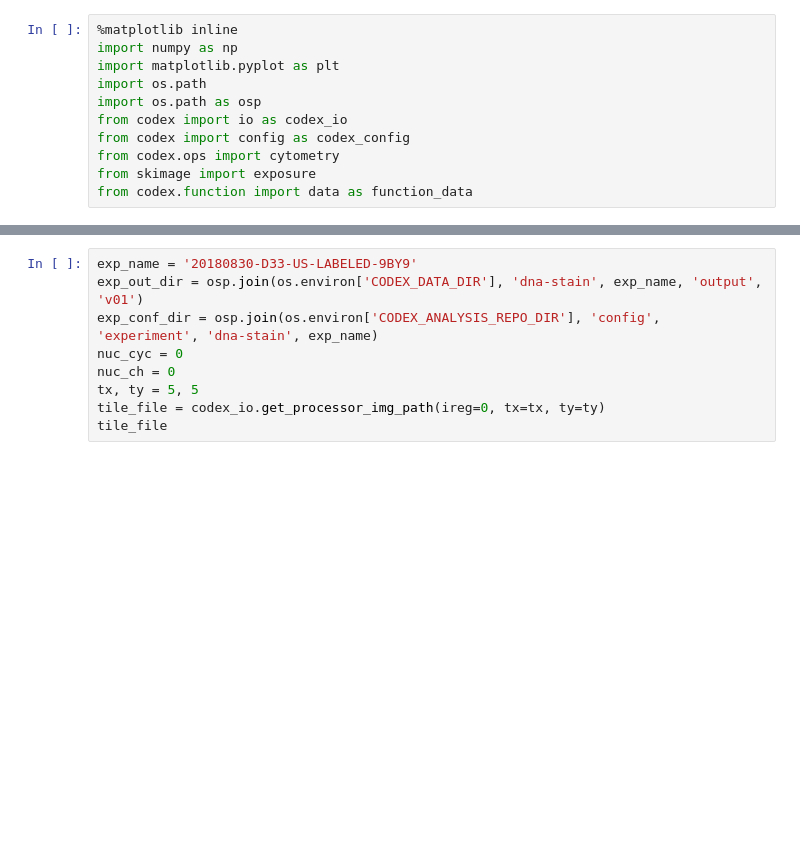
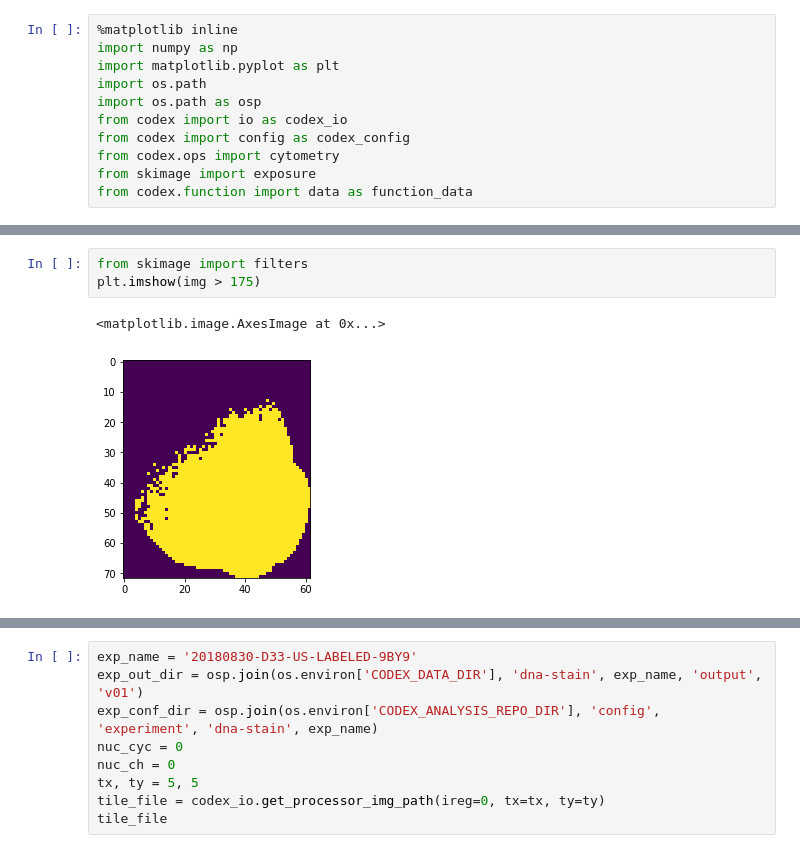
Before and after one commit to hammerlab/cytokit, a Jupyter notebook: python/notebooks/dev/spot_detection.ipynb, the cells around one changed output, grey strips where cells are left out. Drawn from its saved outputs; the diff is of its cells as text; blank space fills up the shorter version.

```diff
--- a/python/notebooks/dev/spot_detection.ipynb
+++ b/python/notebooks/dev/spot_detection.ipynb
@@ -11,0 +29,6 @@ from codex.function import data as function_data
+# %%
+from skimage import filters
+plt.imshow(img > 175)
+# %% [output]
+<matplotlib.image.AxesImage at 0x...>
+[figure, added]
```
Also changed, not shown: parts of 5 cells of this notebook, 8 other files.
